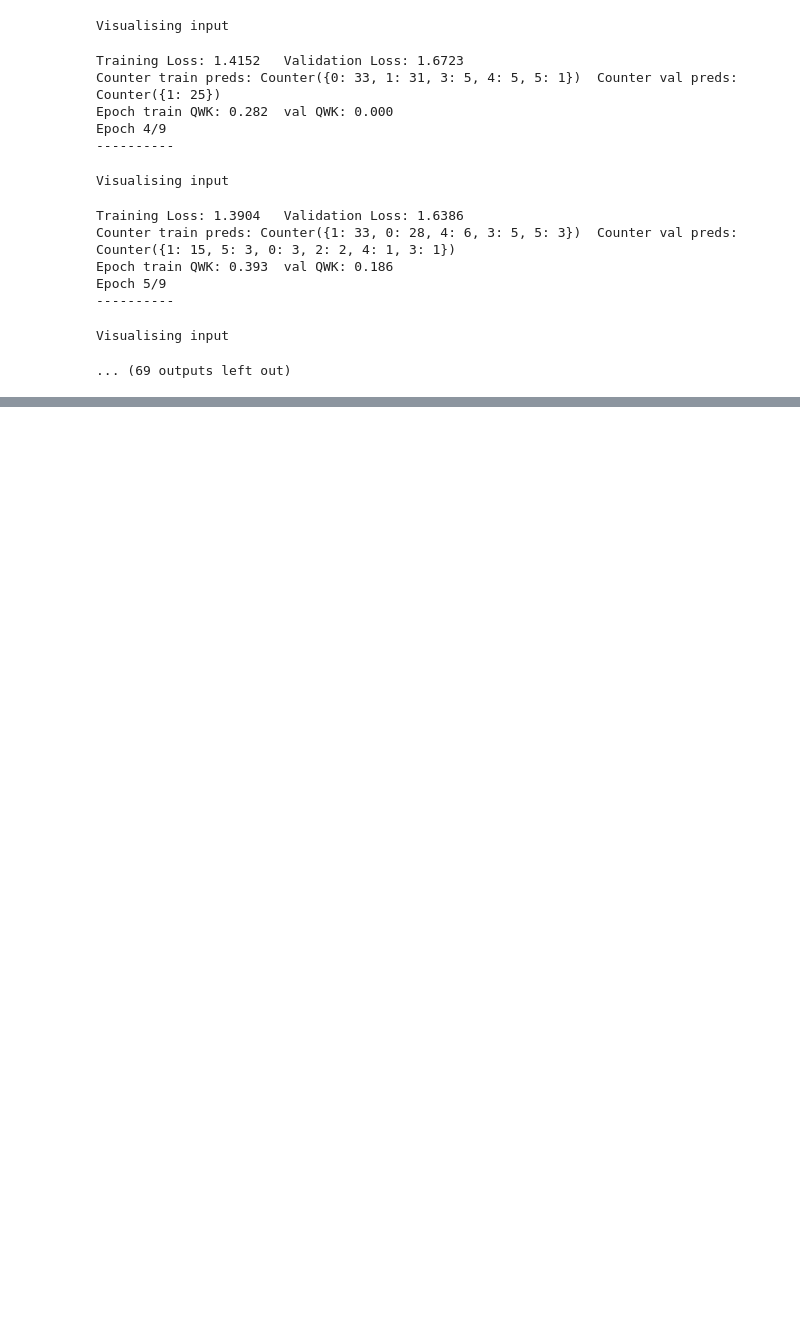
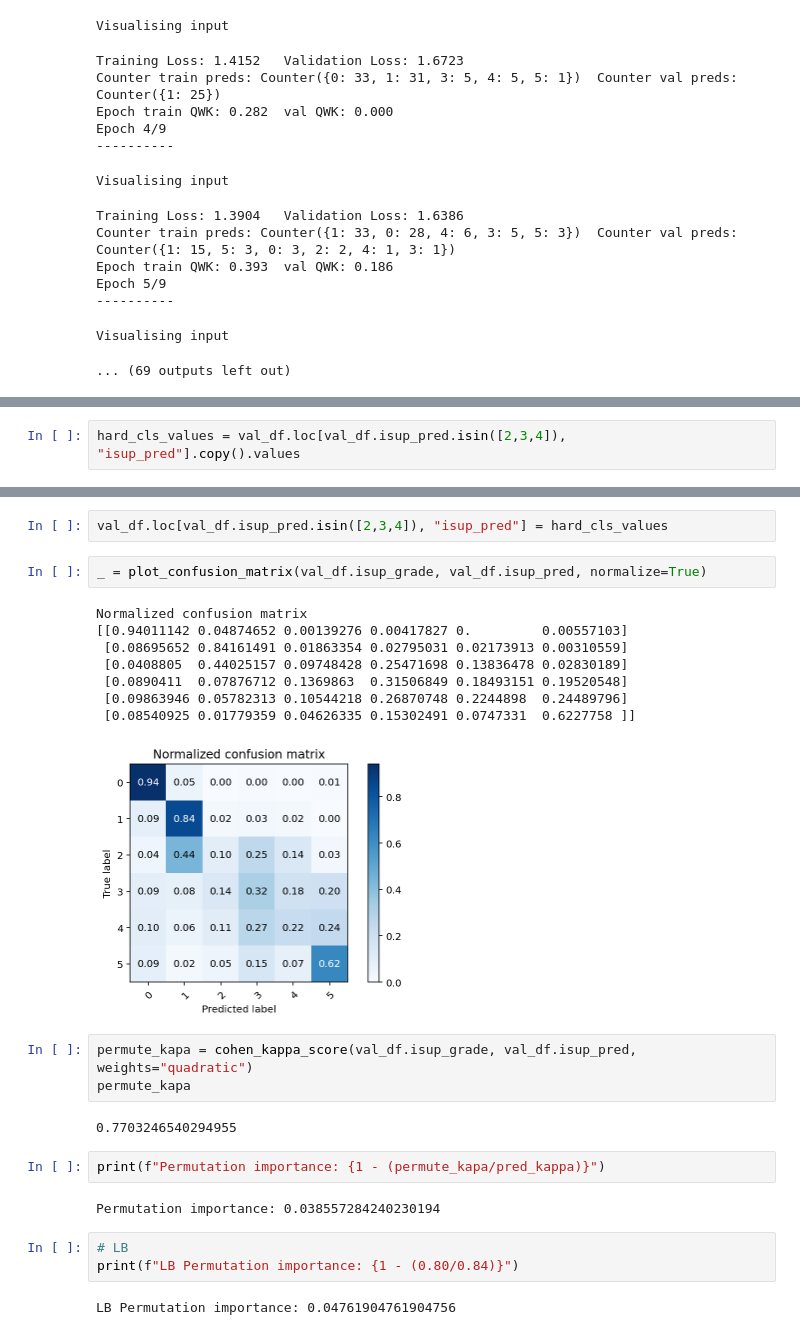
Before and after one commit to ademyanchuk/ChestXRay, a Jupyter notebook: notebooks/Train_Eval_V1.ipynb, the cells around one changed output, grey strips where cells are left out. Drawn from its saved outputs; the diff is of its cells as text; blank space fills up the shorter version.

```diff
--- a/notebooks/Train_Eval_V1.ipynb
+++ b/notebooks/Train_Eval_V1.ipynb
@@ -885,0 +990,2 @@ Visualising input
+# %%
+hard_cls_values = val_df.loc[val_df.isup_pred.isin([2,3,4]), "isup_pred"].copy().values
@@ -885,0 +1002,27 @@ Visualising input
+# %%
+val_df.loc[val_df.isup_pred.isin([2,3,4]), "isup_pred"] = hard_cls_values
+# %%
+_ = plot_confusion_matrix(val_df.isup_grade, val_df.isup_pred, normalize=True)
+# %% [output]
+Normalized confusion matrix
+[[0.94011142 0.04874652 0.00139276 0.00417827 0.         0.00557103]
+ [0.08695652 0.84161491 0.01863354 0.02795031 0.02173913 0.00310559]
+ [0.0408805  0.44025157 0.09748428 0.25471698 0.13836478 0.02830189]
+ [0.0890411  0.07876712 0.1369863  0.31506849 0.18493151 0.19520548]
+ [0.09863946 0.05782313 0.10544218 0.26870748 0.2244898  0.24489796]
+ [0.08540925 0.01779359 0.04626335 0.15302491 0.0747331  0.6227758 ]]
+[figure, added]
+# %%
+permute_kapa = cohen_kappa_score(val_df.isup_grade, val_df.isup_pred, weights="quadratic")
+permute_kapa
+# %% [output]
+0.7703246540294955
+# %%
+print(f"Permutation importance: {1 - (permute_kapa/pred_kappa)}")
+# %% [output]
+Permutation importance: 0.038557284240230194
+# %%
+# LB
+print(f"LB Permutation importance: {1 - (0.80/0.84)}")
+# %% [output]
+LB Permutation importance: 0.04761904761904756
```
Also changed, not shown: parts of 20 cells of this notebook.
